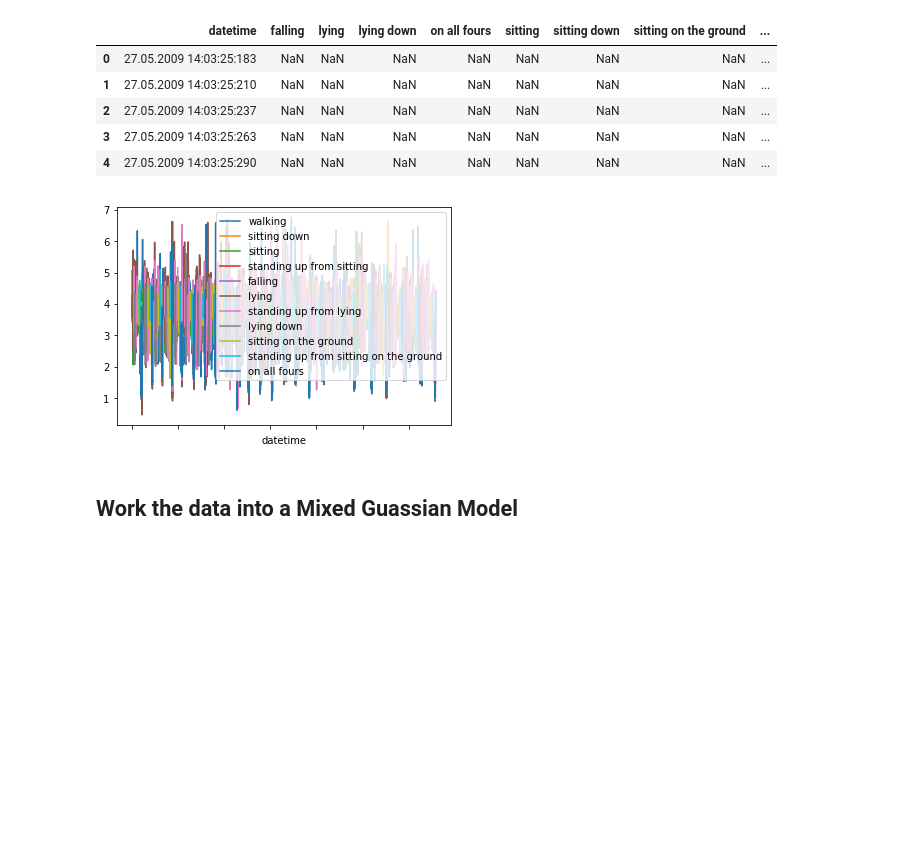
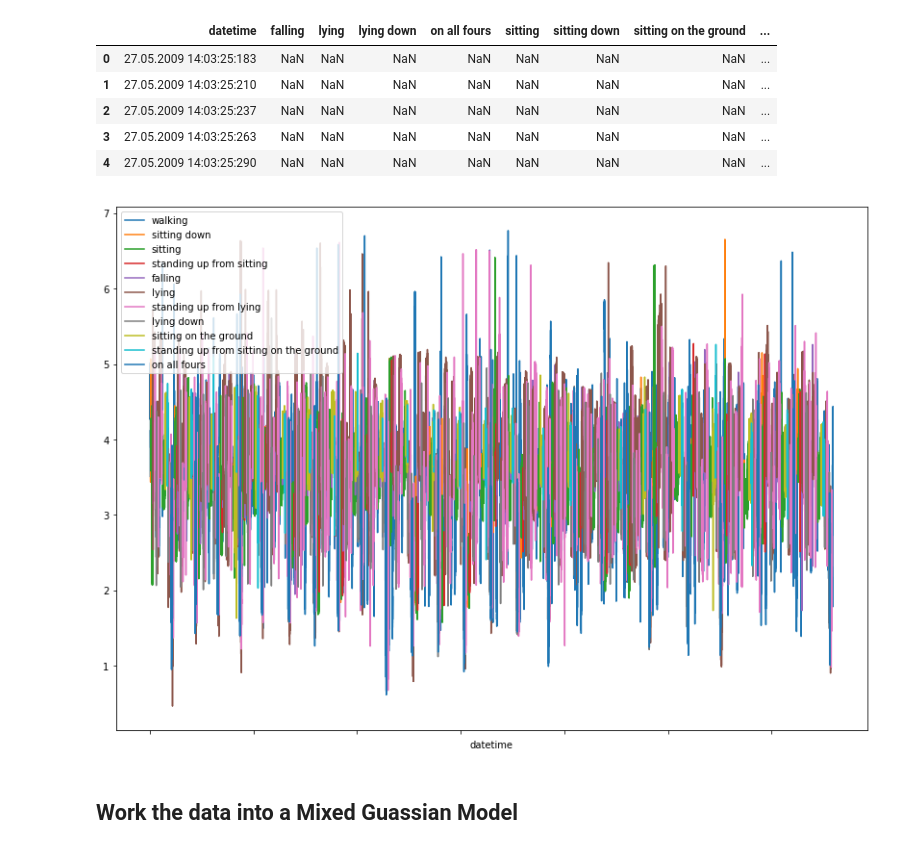
Before and after one commit to daltonhahn/eecs738-probably_interesting_data, a Jupyter notebook: notebooks/02-dahrla-prob-interesting-data-posture.ipynb, the cells around one changed output. Drawn from its saved outputs; the diff is of its cells as text; code cells hidden in the pictures; blank space fills up the shorter version.

```diff
--- a/notebooks/02-dahrla-prob-interesting-data-posture.ipynb
+++ b/notebooks/02-dahrla-prob-interesting-data-posture.ipynb
@@ -117,10 +118,10 @@ vector_df.head()
 | 3 | 27.05.2009 14:03:25:263 | NaN | NaN | NaN | NaN | NaN | NaN | NaN | ... |
 | 4 | 27.05.2009 14:03:25:290 | NaN | NaN | NaN | NaN | NaN | NaN | NaN | ... |
 # %%
-vector_df.plot(x='datetime', y=cols)
+vector_df.plot(figsize=(14,10),x='datetime', y=cols)
 plt.show()
 # %% [output]
-[figure, old version]
+[figure, new version]
 # %% [markdown]
 ## Work the data into a Mixed Guassian Model
 # %% [markdown]
```
Also changed, not shown: parts of 12 cells of this notebook.
